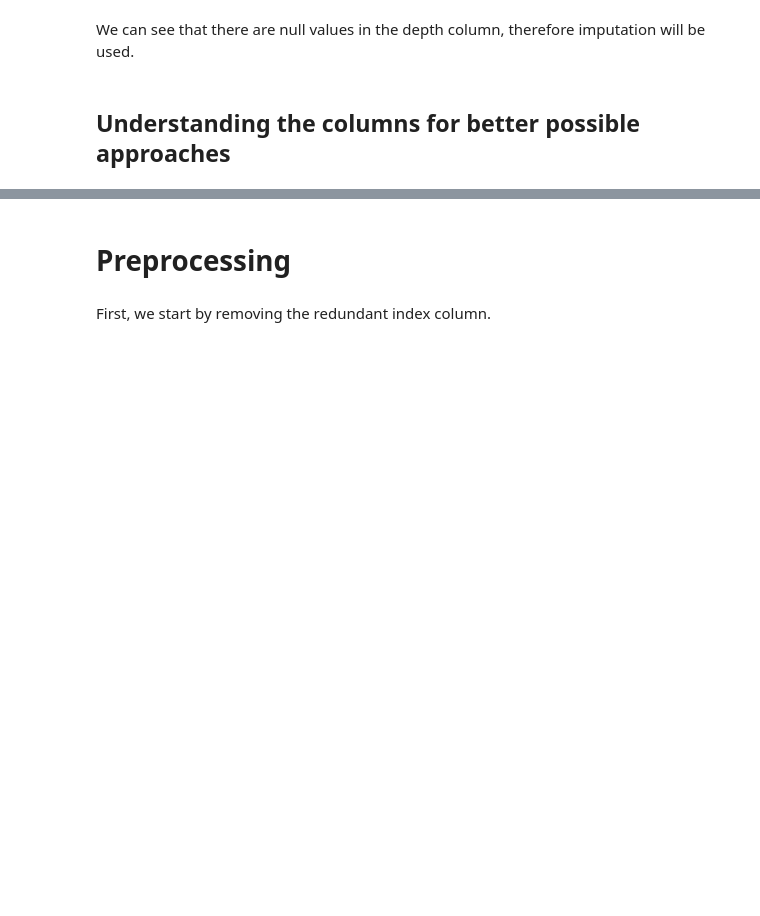
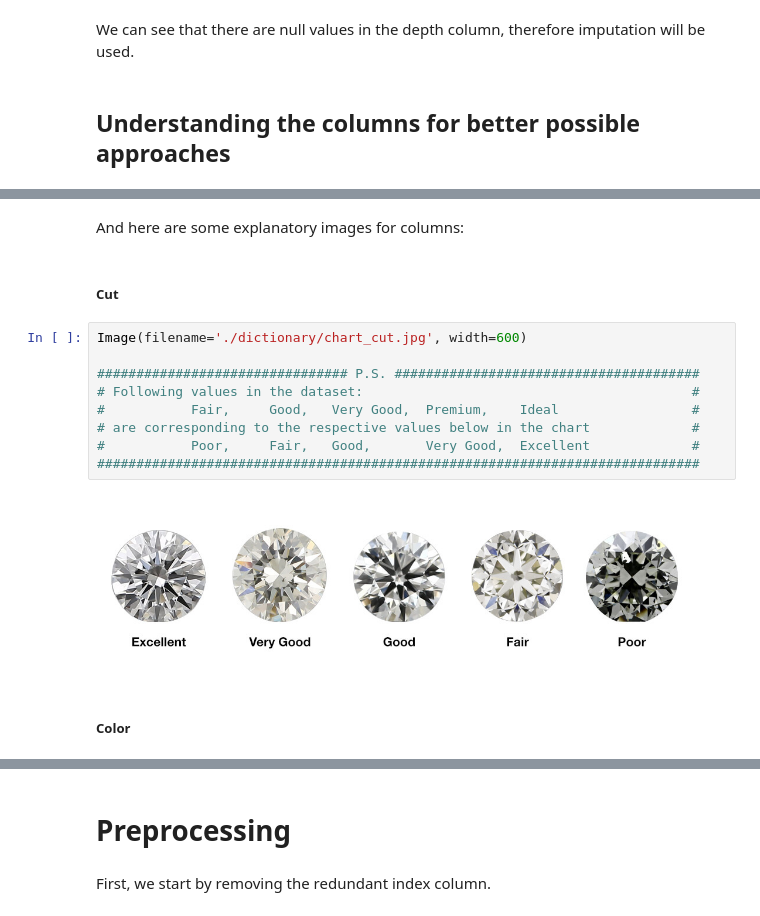
Before and after one commit to mehmetkadri/gemstone, a Jupyter notebook: final.ipynb, the cells around one changed output, grey strips where cells are left out. Cells and saved outputs as stored; diff of their text form; blank space fills up the shorter version.

```diff
--- a/final.ipynb
+++ b/final.ipynb
@@ -75 +96,18 @@ We can see that there are null values in the depth column, therefore imputation
+# %% [markdown]
+And here are some explanatory images for columns:
+# %% [markdown]
+##### Cut
+# %%
+Image(filename='./dictionary/chart_cut.jpg', width=600)
+
+################################ P.S. #######################################
+# Following values in the dataset:                                          #
+#           Fair,     Good,   Very Good,  Premium,    Ideal                 #
+# are corresponding to the respective values below in the chart             #
+#           Poor,     Fair,   Good,       Very Good,  Excellent             #
+#############################################################################
+# %% [output]
+[figure, added]
+# %% [markdown]
+##### Color
 # %%
```
Also changed, not shown: parts of 16 cells of this notebook, 10 other files.
